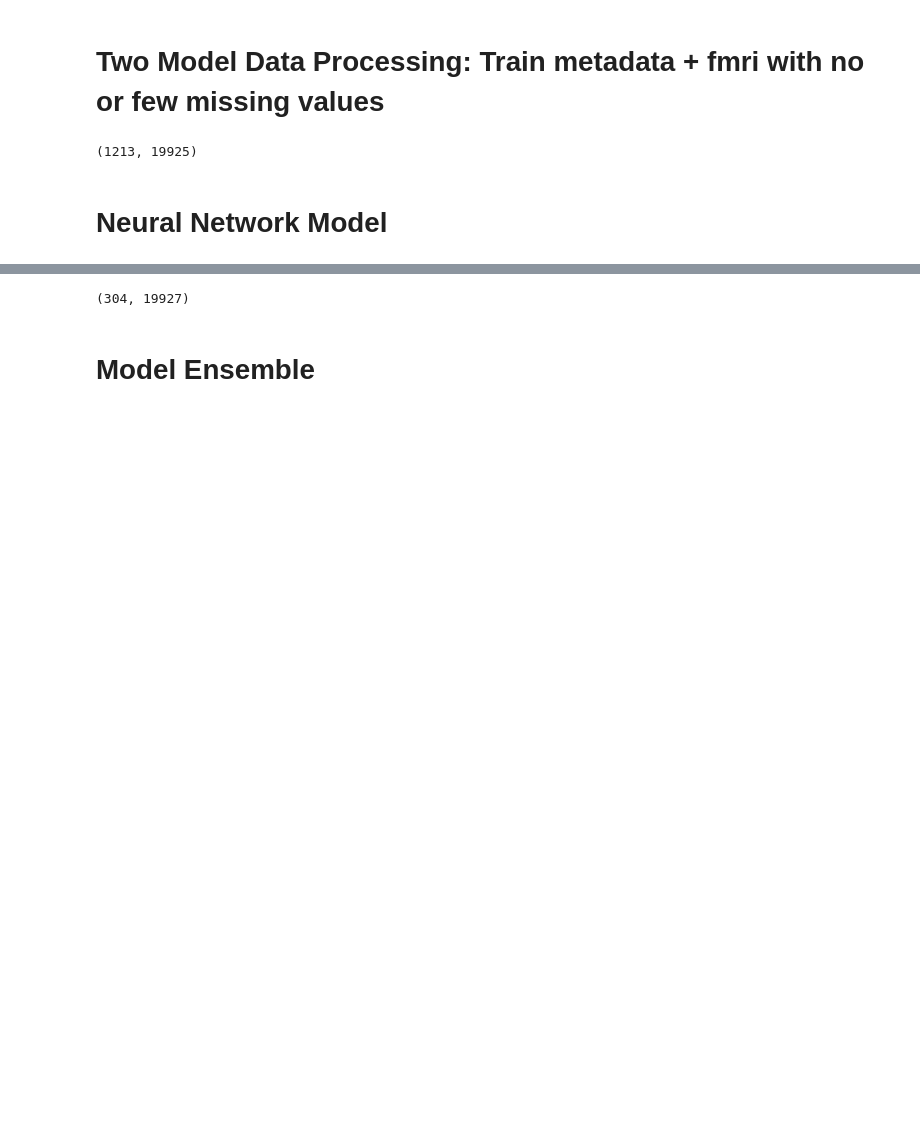
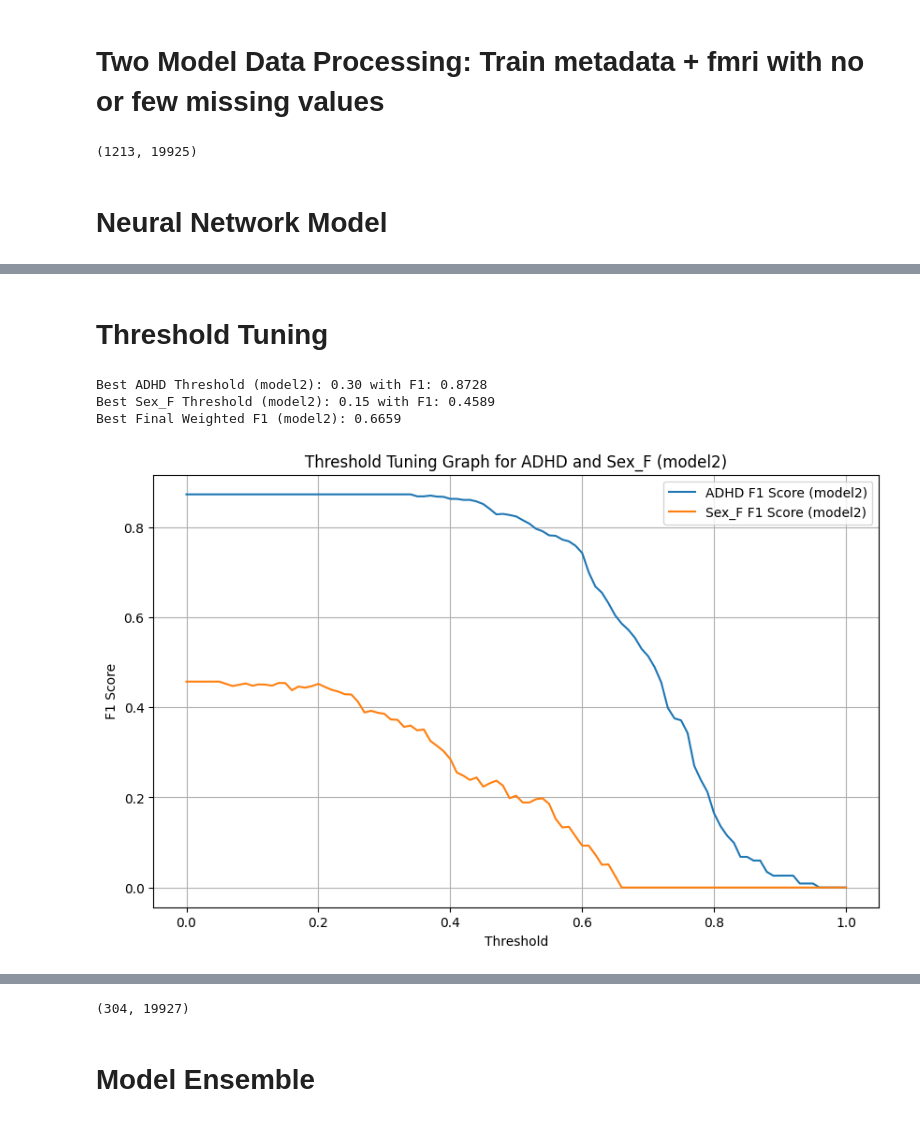
Before and after one commit to jchen0000/widsdatathon2025, a Jupyter notebook: python/Lasso_Neural_Network.ipynb, the cells around one changed output, grey strips where cells are left out. Drawn from its saved outputs; the diff is of its cells as text; code cells hidden in the pictures; blank space fills up the shorter version.

```diff
--- a/python/Lasso_Neural_Network.ipynb
+++ b/python/Lasso_Neural_Network.ipynb
@@ -704,0 +675,61 @@ predictions_df2.to_csv('/content/drive/My Drive/widsdatathon2025/Work/Prediction
+# %% [markdown]
+# Threshold Tuning
+# %%
+# Threshold Tuning for model2 and predictions2
+
+y_val_adhd_prob2 = predictions2[0].flatten()
+y_val_sex_prob2  = predictions2[1].flatten()
+
+threshold1 = np.linspace(0.3, 1, 71)
+threshold2 = np.linspace(0.1, 1, 101)
+
+best_final_f1_2 = 0.0
+best_thr_adhd_2 = 0.0
+best_thr_sex_2  = 0.0
+best_f1_adhd_2 = 0.0
+best_f1_sex_2  = 0.0
+
+for thr_a in threshold1:
+    for thr_s in threshold2:
+        y_pred_adhd2 = (y_val_adhd_prob2 > thr_a).astype(int)
+        y_pred_sex2  = (y_val_sex_prob2 > thr_s).astype(int)
+        final_f1, f1_adhd, f1_sex = compute_weighted_f1(y_val_adhd_split, y_pred_adhd2, y_val_sex_split, y_pred_sex2)
+        if final_f1 > best_final_f1_2:
+            best_final_f1_2 = final_f1
+            best_thr_adhd_2 = thr_a
+            best_thr_sex_2  = thr_s
+            best_f1_adhd_2 = f1_adhd
+            best_f1_sex_2  = f1_sex
+
+print(f"Best ADHD Threshold (model2): {best_thr_adhd_2:.2f} with F1: {best_f1_adhd_2:.4f}")
+print(f"Best Sex_F Threshold (model2): {best_thr_sex_2:.2f} with F1: {best_f1_sex_2:.4f}")
+print(f"Best Final Weighted F1 (model2): {best_final_f1_2:.4f}")
+# %% [output]
+Best ADHD Threshold (model2): 0.30 with F1: 0.8728
+Best Sex_F Threshold (model2): 0.15 with F1: 0.4589
+Best Final Weighted F1 (model2): 0.6659
+# %%
+
+thresholds = np.linspace(0, 1, 101)
+f1_scores_adhd2 = []
+f1_scores_sex2 = []
+
+for threshold in thresholds:
+    y_pred_adhd2 = (y_val_adhd_prob2 > threshold).astype(int)
+    y_pred_sex2 = (y_val_sex_prob2 > threshold).astype(int)
+    _, f1_adhd, f1_sex = compute_weighted_f1(y_val_adhd_split, y_pred_adhd2, y_val_sex_split, y_pred_sex2)
+    f1_scores_adhd2.append(f1_adhd)
+    f1_scores_sex2.append(f1_sex)
+
+# Plotting the threshold tuning graph for model2
+plt.figure(figsize=(10, 6))
+plt.plot(thresholds, f1_scores_adhd2, label='ADHD F1 Score (model2)')
+plt.plot(thresholds, f1_scores_sex2, label='Sex_F F1 Score (model2)')
+plt.xlabel('Threshold')
+plt.ylabel('F1 Score')
+plt.title('Threshold Tuning Graph for ADHD and Sex_F (model2)')
+plt.legend()
+plt.grid(True)
+plt.show()
+# %% [output]
+[figure, added]
```
Also changed, not shown: parts of 7 cells of this notebook.
